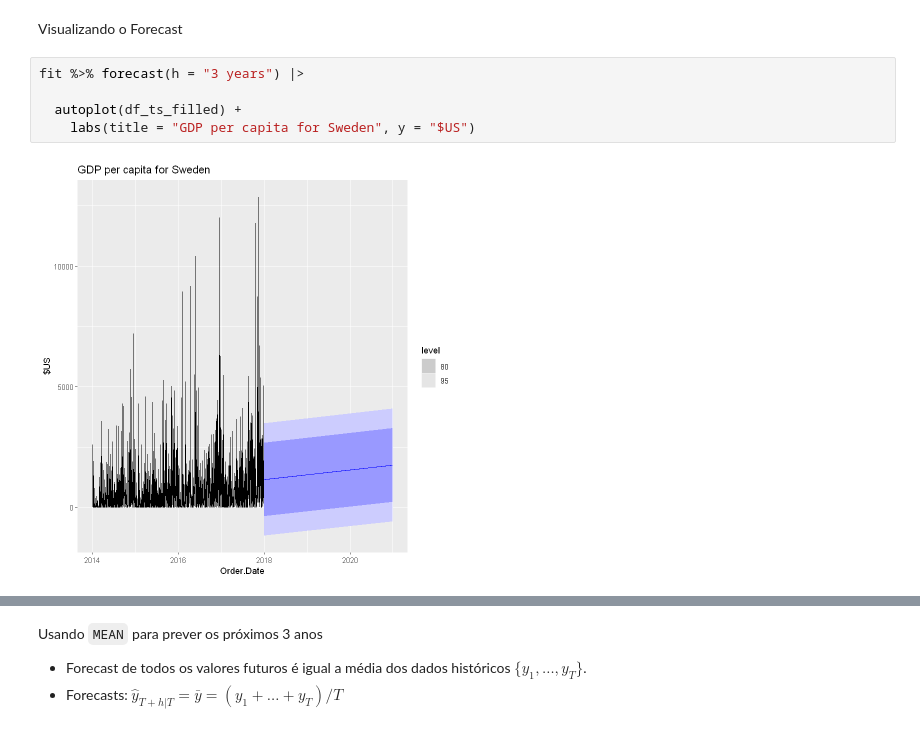
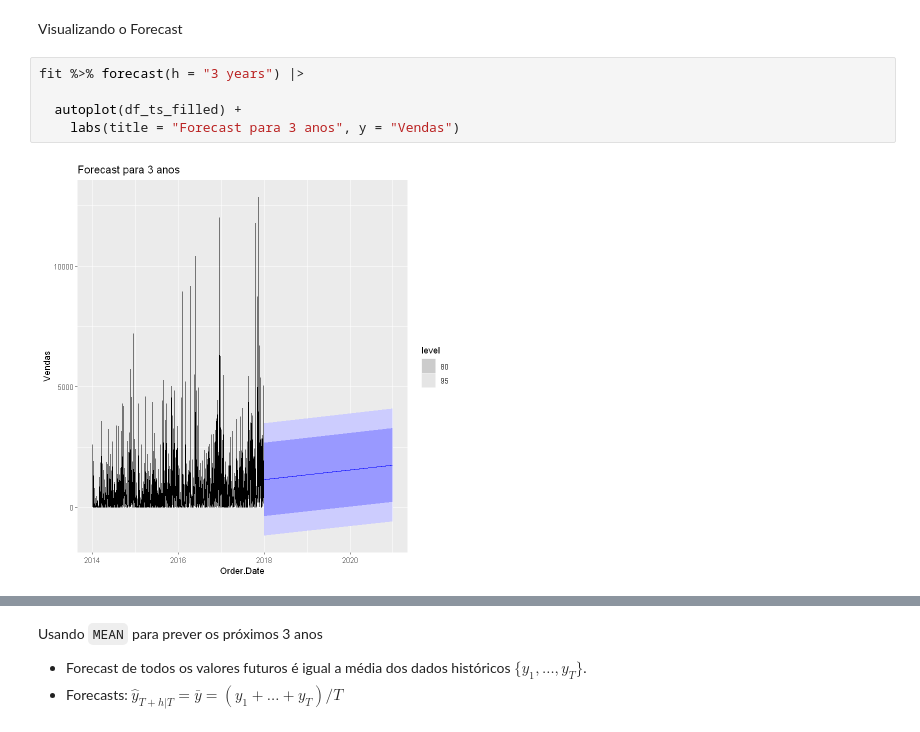
Before and after one commit to tgvp/Time_Series_Forecast, a Jupyter notebook: src/Time_Series.ipynb, the cells around one changed output, grey strips where cells are left out. Cells and saved outputs as stored; diff of their text form.

Commit message:
tarefas básicas conclúidas - posteriormente melhorar visualizações

```diff
--- a/src/Time_Series.ipynb
+++ b/src/Time_Series.ipynb
@@ -470,7 +475,7 @@ Visualizando o Forecast
 # %%
 fit %>% forecast(h = "3 years") |>
 
   autoplot(df_ts_filled) +
-    labs(title = "GDP per capita for Sweden", y = "$US")
+    labs(title = "Forecast para 3 anos", y = "Vendas")
 # %% [output]
-[figure, old version]
+[figure, new version]
```
Also changed, not shown: parts of 63 cells of this notebook.
